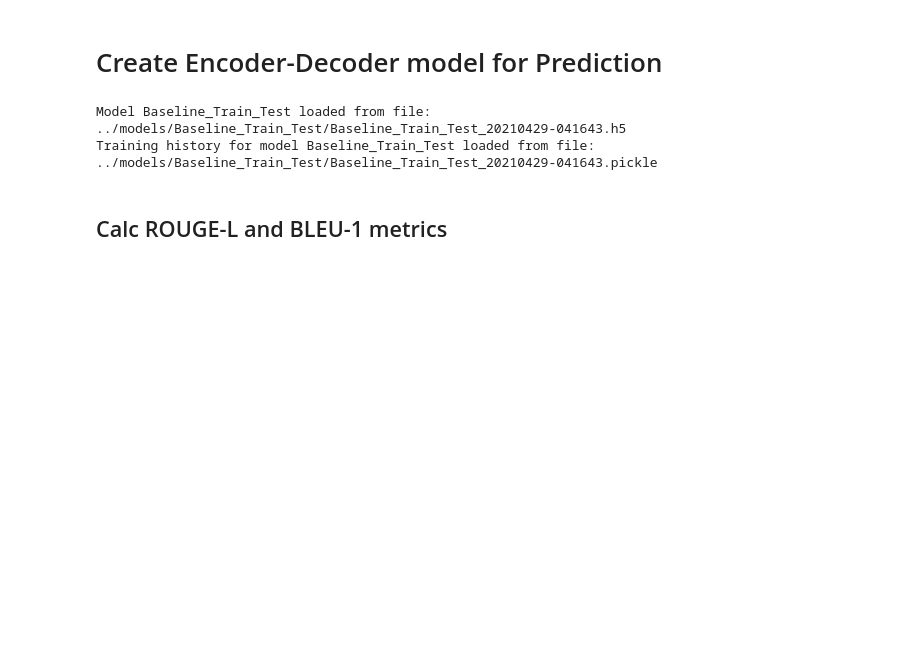
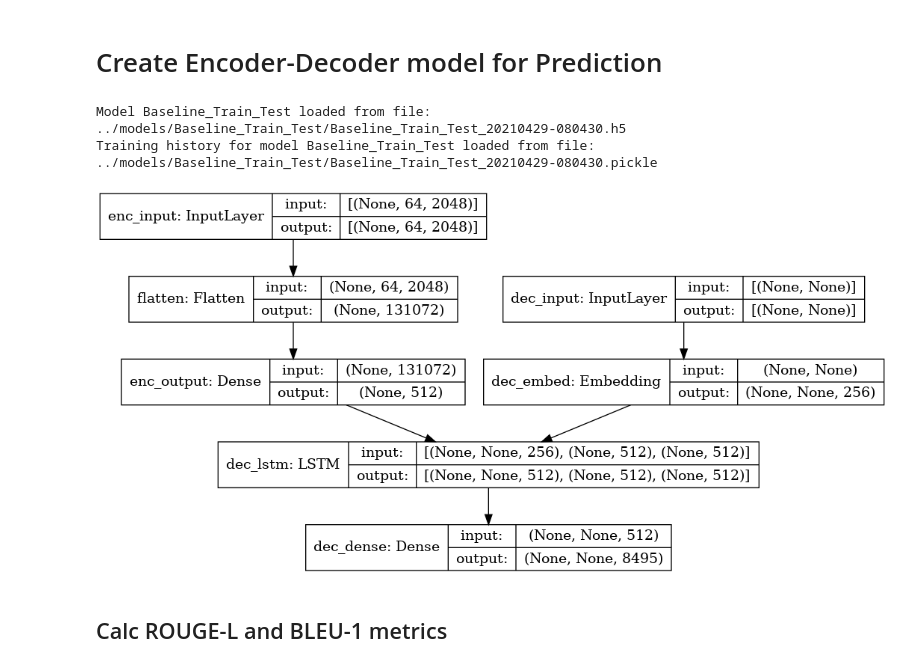
Before and after one commit to rainerenglisch/aida_dfki_project, a Jupyter notebook: notebooks/04_baseline.ipynb, the cells around one changed output. Drawn from its saved outputs; the diff is of its cells as text; code cells hidden in the pictures; blank space fills up the shorter version.

```diff
--- a/notebooks/04_baseline.ipynb
+++ b/notebooks/04_baseline.ipynb
@@ -581,11 +584,11 @@ if RUN_TRAINING:
 
     # Plot model
     if SAVE_MODEL:
-        plot_model(model,
+        display(plot_model(model,
                show_shapes=True,
-               to_file=DIR_MODEL_STORE + model.name + "_" + timestamp_str + ".png")
+               to_file=DIR_MODEL_STORE + model.name + "_" + timestamp_str + ".png"))
     else:
-        plot_model(model, show_shapes=True)
+        display(plot_model(model, show_shapes=True))
 
     # Train model
     if RUN_TRAINING:
@@ -661,35 +664,39 @@ def creat_prediction_models(model: tf.keras.Model, units: int) -> (tf.keras.Mode
 
     # 4. output FC layer
     dec_dense = model.get_layer(name='dec_dense')
     dec_outputs = dec_dense(dec_outputs)
 
     # 5. Create Model
     decoder_model = Model(
         [dec_input, dec_state_input_h, dec_state_input_c],
         [dec_outputs, state_h_dec, state_c_dec] # give out hidden state for next iteration
     )
 
     return encoder_model, decoder_model
 
 # Build up model
 if not RUN_TRAINING:
     # Load model
     fp_model = DIR_MODEL_STORE + FN_MODEL2LOAD
     model = tf.keras.models.load_model(
         fp_model,
         custom_objects={"loss_func": loss_func, "accuracy_func" : accuracy_func}
     )
     print(f"Model {model.name} loaded from file: {fp_model}")
 
     # Load training history
     fp_hist = DIR_MODEL_STORE + FN_HIST2LOAD
     history = load_hist(fp_hist)
     print(f"Training history for model {model.name} loaded from file: {fp_hist}")
 
+    # Show model
+    display(plot_model(model, show_shapes=True))
+
 encoder_model, decoder_model = creat_prediction_models(model, units=UNITS)
 # %% [output]
-Model Baseline_Train_Test loaded from file: ../models/Baseline_Train_Test/Baseline_Train_Test_20210429-041643.h5
-Training history for model Baseline_Train_Test loaded from file: ../models/Baseline_Train_Test/Baseline_Train_Test_20210429-041643.pickle
+Model Baseline_Train_Test loaded from file: ../models/Baseline_Train_Test/Baseline_Train_Test_20210429-080430.h5
+Training history for model Baseline_Train_Test loaded from file: ../models/Baseline_Train_Test/Baseline_Train_Test_20210429-080430.pickle
+[figure, added]
 # %%
 MAX_DECODER_SEQ_LEN = enc_input_prep.shape[-1]
 
```
Also changed, not shown: parts of 4 cells of this notebook.
